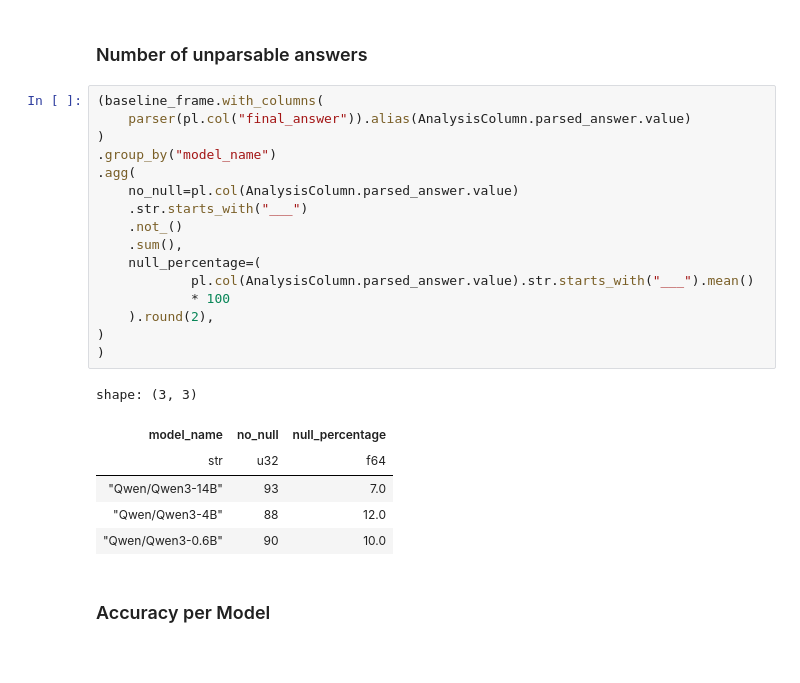
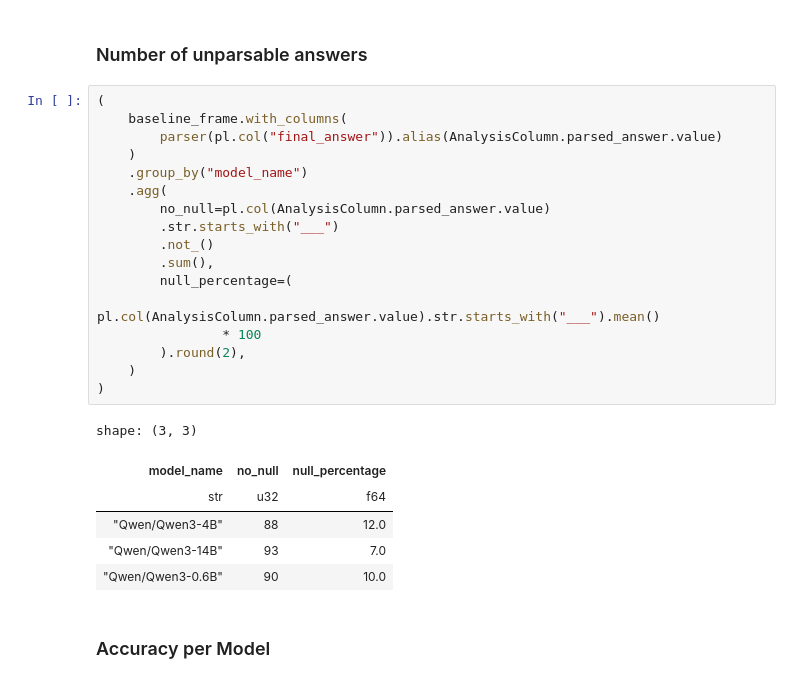
Before and after one commit to XfensorX/Beyond-Multi-Agent-Debate, a Jupyter notebook: src/social_groups/analysis/defs/notebooks/baseline_analysis.ipynb, the cells around one changed output. Drawn from its saved outputs; the diff is of its cells as text.

```diff
--- a/src/social_groups/analysis/defs/notebooks/baseline_analysis.ipynb
+++ b/src/social_groups/analysis/defs/notebooks/baseline_analysis.ipynb
@@ -39,27 +39,28 @@ shape: (5, 11)
 # %% [markdown]
 ### Number of unparsable answers
 # %%
-(baseline_frame.with_columns(
-    parser(pl.col("final_answer")).alias(AnalysisColumn.parsed_answer.value)
+(
+    baseline_frame.with_columns(
+        parser(pl.col("final_answer")).alias(AnalysisColumn.parsed_answer.value)
+    )
+    .group_by("model_name")
+    .agg(
+        no_null=pl.col(AnalysisColumn.parsed_answer.value)
+        .str.starts_with("___")
+        .not_()
+        .sum(),
+        null_percentage=(
+                pl.col(AnalysisColumn.parsed_answer.value).str.starts_with("___").mean()
+                * 100
+        ).round(2),
+    )
 )
-.group_by("model_name")
-.agg(
-    no_null=pl.col(AnalysisColumn.parsed_answer.value)
-    .str.starts_with("___")
-    .not_()
-    .sum(),
-    null_percentage=(
-            pl.col(AnalysisColumn.parsed_answer.value).str.starts_with("___").mean()
-            * 100
-    ).round(2),
-)
-)
 # %% [output]
 shape: (3, 3)
 | model_name | no_null | null_percentage |
 | str | u32 | f64 |
+| "Qwen/Qwen3-4B" | 88 | 12.0 |
 | "Qwen/Qwen3-14B" | 93 | 7.0 |
-| "Qwen/Qwen3-4B" | 88 | 12.0 |
 | "Qwen/Qwen3-0.6B" | 90 | 10.0 |
 # %% [markdown]
 ### Accuracy per Model
```
Also changed, not shown: parts of 2 cells of this notebook, 20 other files.
